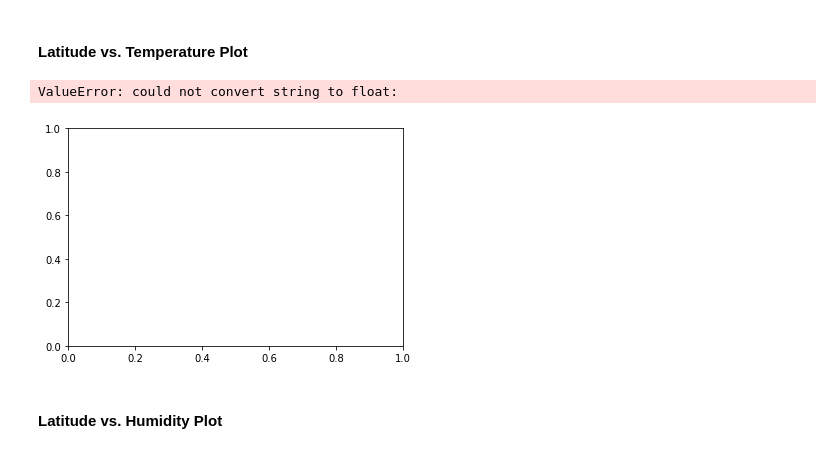
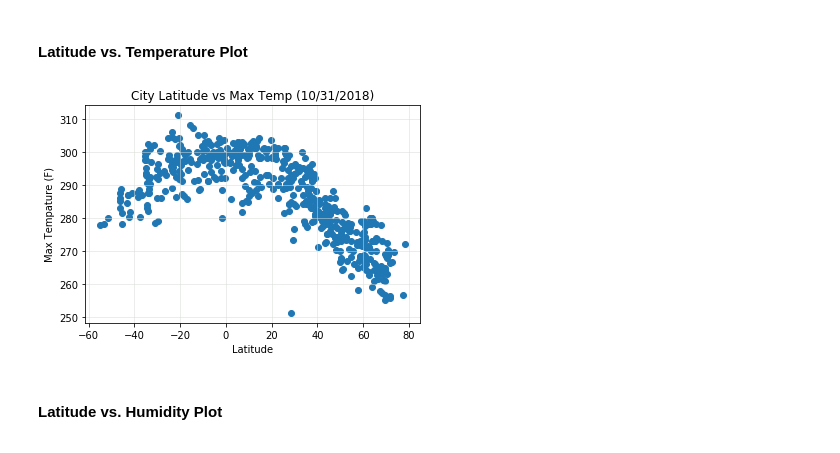
Before and after one commit to SpacePatroller/Weather-HW, a Jupyter notebook: WeatherPy.ipynb, the cells around one changed output. Saved outputs shown, nothing was run; the diff lists cells and outputs as text; code cells hidden in the pictures.

```diff
--- a/WeatherPy.ipynb
+++ b/WeatherPy.ipynb
@@ -180,15 +180,19 @@ df.to_csv("weather_data.csv")
 * Save the plotted figures as .pngs.
 # %% [markdown]
 #### Latitude vs. Temperature Plot
-# %%
-#testing Cell when done paste above
-lat_temp = df[['Lat','Max Temp']]
-lat_temp = df.rename(columns={'Max Temp': 'Max_Temp'})
-#lat_temp.head()
-lat_temp.dtypes
-lat_temps = plt.scatter(lat_temp.Lat,lat_temp.Max_Temp)
-# %% [output]
-ValueError: could not convert string to float:
-[figure, removed]
+# %%
+table = pd.read_csv('weather_data.csv')
+table = table.rename(columns={'Max Temp':'Max_Temp','Wind Speed':'Wind_Speed'})
+lat_tem = table[['Lat','Max_Temp']]
+lat_tem.head()
+fig1, ax1 = plt.subplots()
+ax1.scatter(lat_tem.Lat,lat_tem.Max_Temp, cmap=1)
+plt.xlabel("Latitude")
+plt.ylabel("Max Tempature (F)")
+plt.title("City Latitude vs Max Temp (10/31/2018)")
+plt.grid(color='#d8dcd6', linestyle='-', linewidth=.5,)
+plt.show()
+# %% [output]
+[figure, added]
 # %% [markdown]
 #### Latitude vs. Humidity Plot
```
Also changed, not shown: parts of 4 cells of this notebook.
